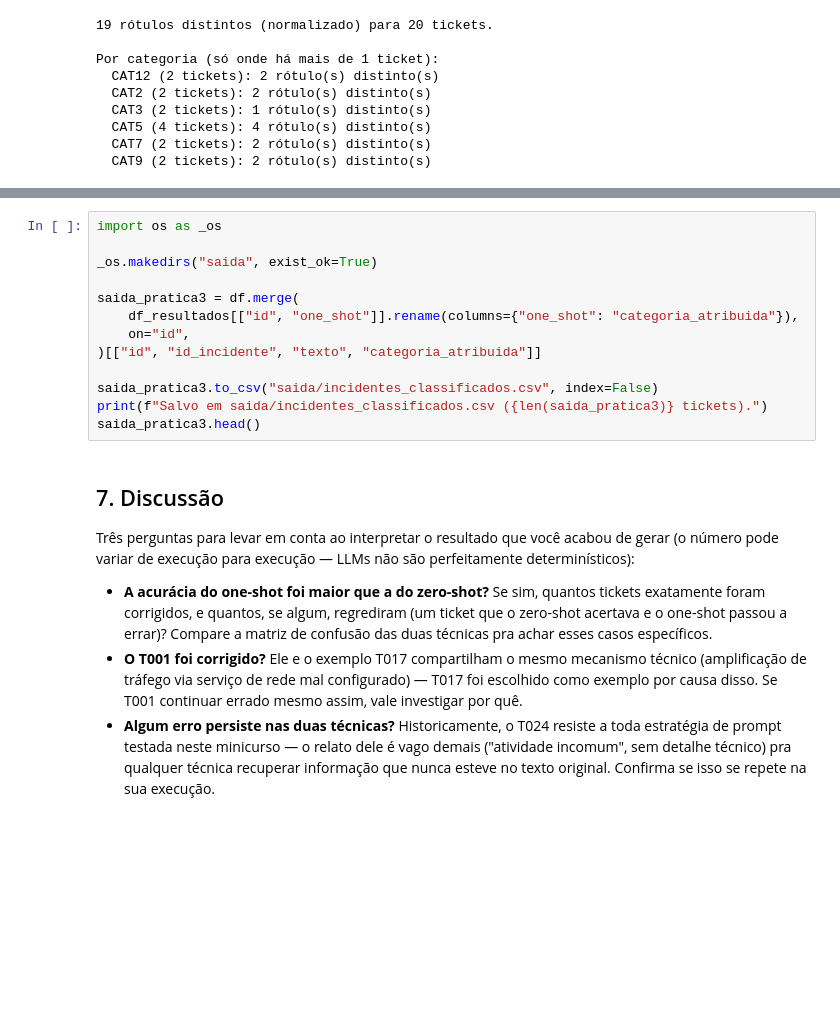
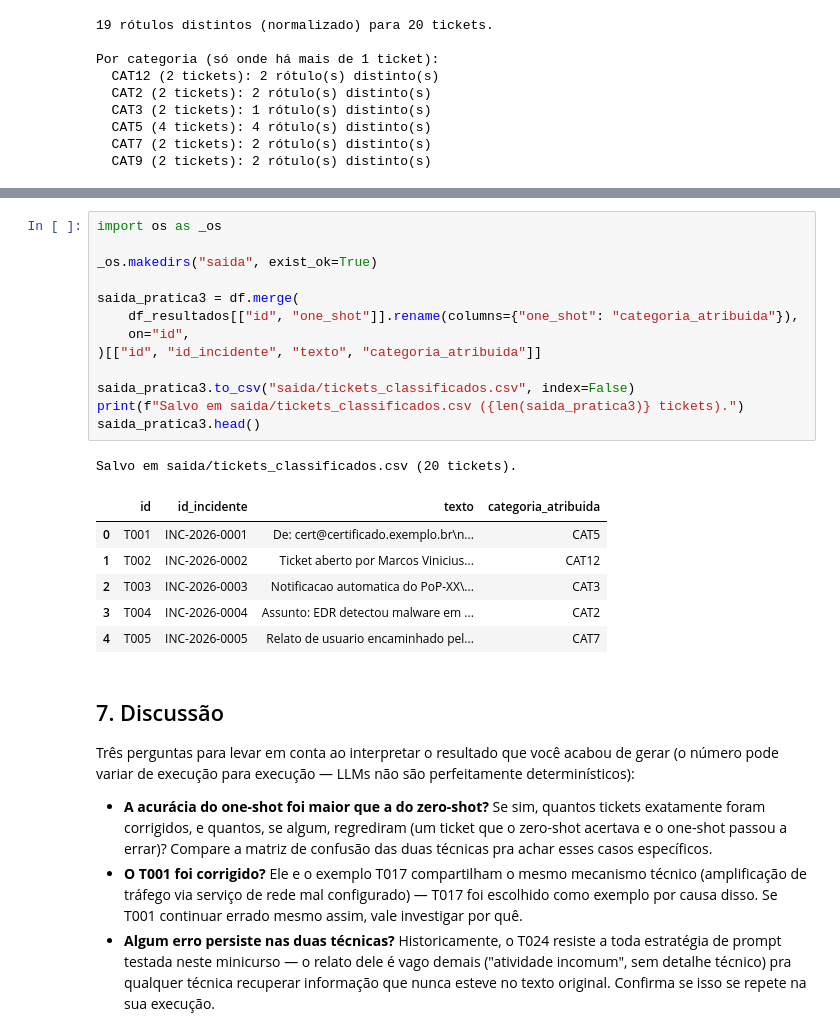
Before and after one commit to sbseg26-mc1/minicurso, a Jupyter notebook: notebooks/02-classificacao.ipynb, the cells around one changed output, grey strips where cells are left out. Saved outputs shown, nothing was run; the diff lists cells and outputs as text; blank space fills up the shorter version.

```diff
--- a/notebooks/02-classificacao.ipynb
+++ b/notebooks/02-classificacao.ipynb
@@ -438,16 +438,24 @@ A categoria atribuída pela melhor estratégia avaliada (one-shot) é salva em
 # %%
 import os as _os
 
 _os.makedirs("saida", exist_ok=True)
 
 saida_pratica3 = df.merge(
     df_resultados[["id", "one_shot"]].rename(columns={"one_shot": "categoria_atribuida"}),
     on="id",
 )[["id", "id_incidente", "texto", "categoria_atribuida"]]
 
-saida_pratica3.to_csv("saida/incidentes_classificados.csv", index=False)
-print(f"Salvo em saida/incidentes_classificados.csv ({len(saida_pratica3)} tickets).")
+saida_pratica3.to_csv("saida/tickets_classificados.csv", index=False)
+print(f"Salvo em saida/tickets_classificados.csv ({len(saida_pratica3)} tickets).")
 saida_pratica3.head()
+# %% [output]
+Salvo em saida/tickets_classificados.csv (20 tickets).
+|  | id | id_incidente | texto | categoria_atribuida |
+| 0 | T001 | INC-2026-0001 | De: cert@certificado.exemplo.br\n... | CAT5 |
+| 1 | T002 | INC-2026-0002 | Ticket aberto por Marcos Vinicius... | CAT12 |
+| 2 | T003 | INC-2026-0003 | Notificacao automatica do PoP-XX\... | CAT3 |
+| 3 | T004 | INC-2026-0004 | Assunto: EDR detectou malware em ... | CAT2 |
+| 4 | T005 | INC-2026-0005 | Relato de usuario encaminhado pel... | CAT7 |
 # %% [markdown]
 ## 7. Discussão
 
```
Also changed, not shown: parts of 5 cells of this notebook.
